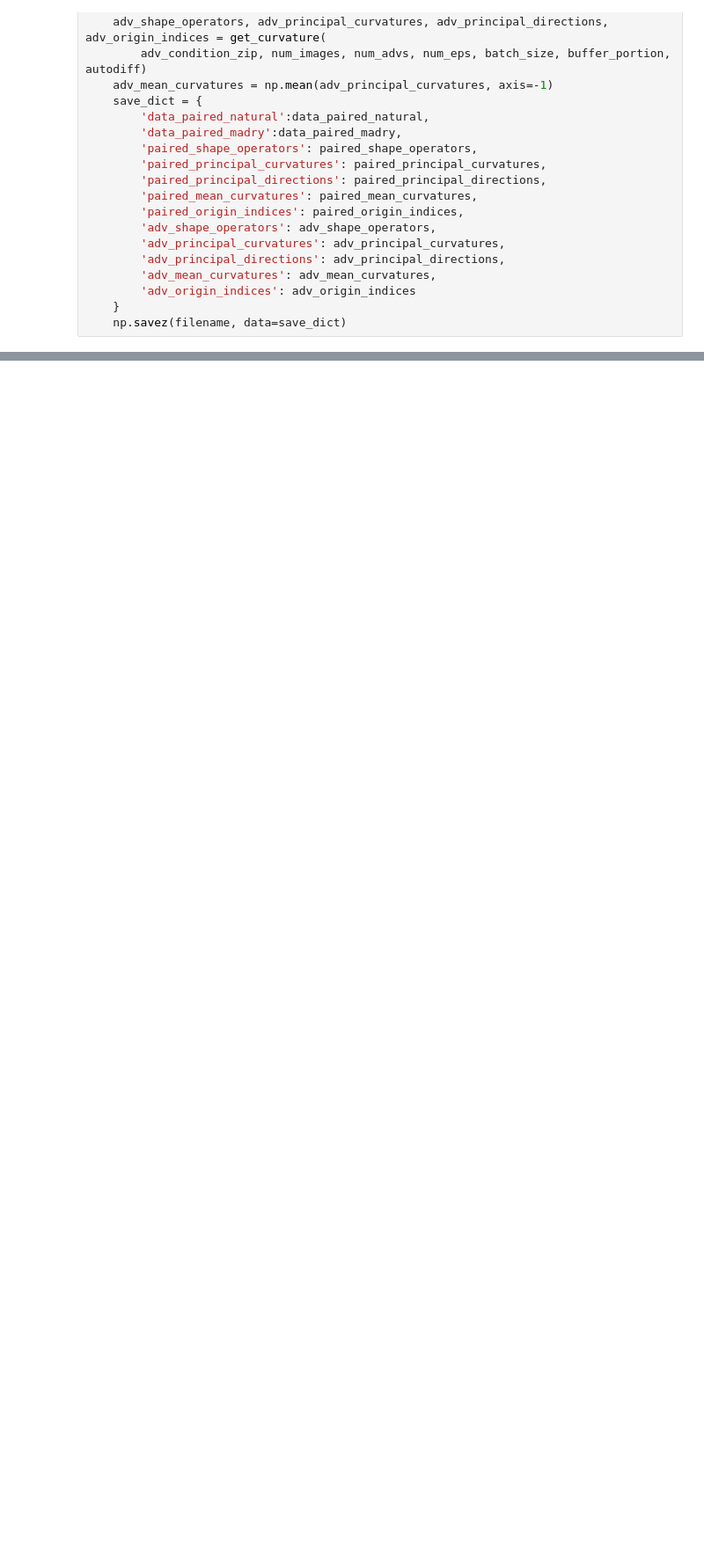
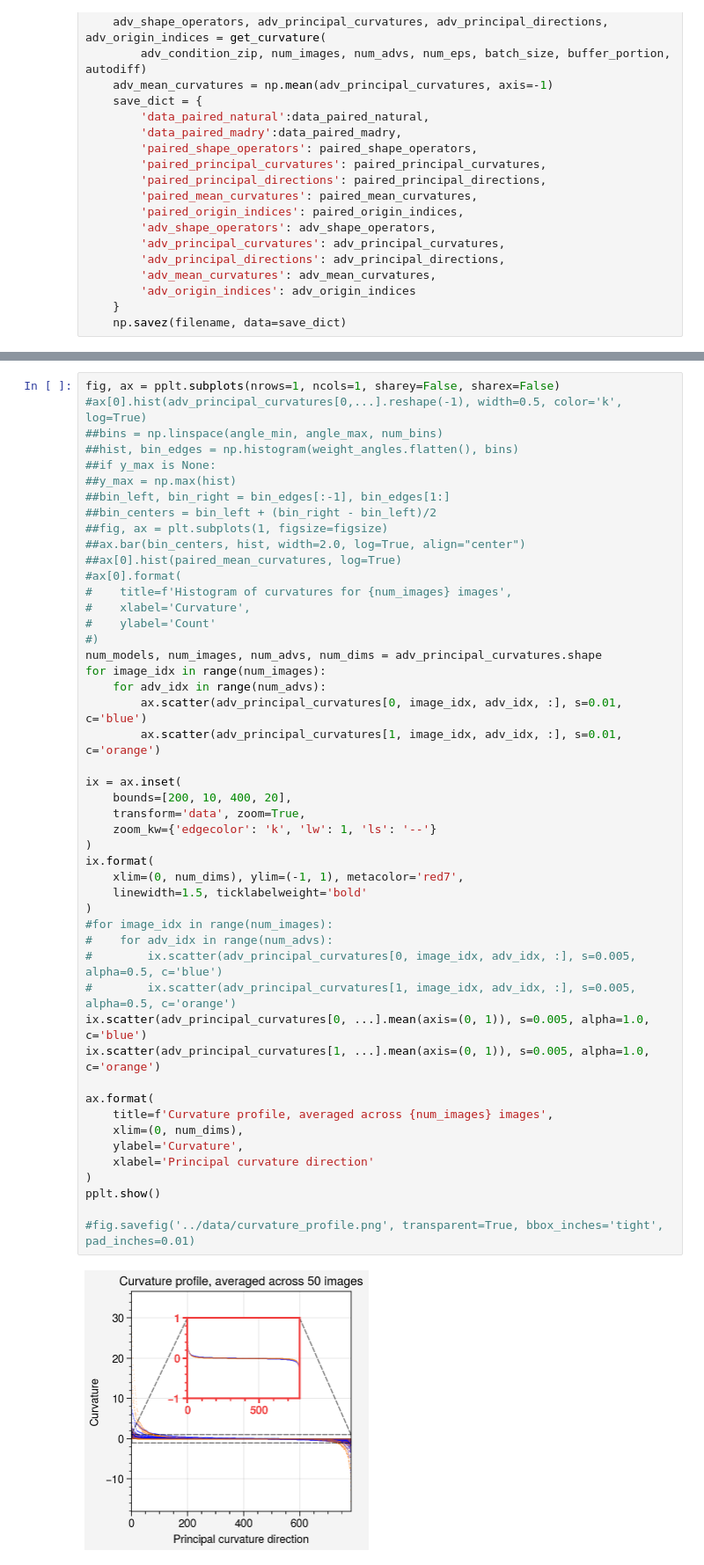
Before and after one commit to david-schu/TheGeometryOfAdversarialSubspaces, a Jupyter notebook: Curvature/subspace_curvature.ipynb, the cells around one changed output, grey strips where cells are left out. Shown: that part at 88% size. Saved outputs shown, nothing was run; the diff lists cells and outputs as text; blank space fills up the shorter version.

```diff
--- a/Curvature/subspace_curvature.ipynb
+++ b/Curvature/subspace_curvature.ipynb
@@ -446,3 +466,53 @@ plt.show()
+# %%
+fig, ax = pplt.subplots(nrows=1, ncols=1, sharey=False, sharex=False)
+#ax[0].hist(adv_principal_curvatures[0,...].reshape(-1), width=0.5, color='k', log=True)
+##bins = np.linspace(angle_min, angle_max, num_bins)
+##hist, bin_edges = np.histogram(weight_angles.flatten(), bins)
+##if y_max is None:
+##y_max = np.max(hist)
+##bin_left, bin_right = bin_edges[:-1], bin_edges[1:]
+##bin_centers = bin_left + (bin_right - bin_left)/2
+##fig, ax = plt.subplots(1, figsize=figsize)
+##ax.bar(bin_centers, hist, width=2.0, log=True, align="center")
+##ax[0].hist(paired_mean_curvatures, log=True)
+#ax[0].format(
+#    title=f'Histogram of curvatures for {num_images} images',
+#    xlabel='Curvature',
+#    ylabel='Count'
+#)
+num_models, num_images, num_advs, num_dims = adv_principal_curvatures.shape
+for image_idx in range(num_images):
+    for adv_idx in range(num_advs):
+        ax.scatter(adv_principal_curvatures[0, image_idx, adv_idx, :], s=0.01, c='blue')
+        ax.scatter(adv_principal_curvatures[1, image_idx, adv_idx, :], s=0.01, c='orange')
+
+ix = ax.inset(
+    bounds=[200, 10, 400, 20],
+    transform='data', zoom=True,
+    zoom_kw={'edgecolor': 'k', 'lw': 1, 'ls': '--'}
+)
+ix.format(
+    xlim=(0, num_dims), ylim=(-1, 1), metacolor='red7',
+    linewidth=1.5, ticklabelweight='bold'
+)
+#for image_idx in range(num_images):
+#    for adv_idx in range(num_advs):
+#        ix.scatter(adv_principal_curvatures[0, image_idx, adv_idx, :], s=0.005, alpha=0.5, c='blue')
+#        ix.scatter(adv_principal_curvatures[1, image_idx, adv_idx, :], s=0.005, alpha=0.5, c='orange')
+ix.scatter(adv_principal_curvatures[0, ...].mean(axis=(0, 1)), s=0.005, alpha=1.0, c='blue')
+ix.scatter(adv_principal_curvatures[1, ...].mean(axis=(0, 1)), s=0.005, alpha=1.0, c='orange')
+
+ax.format(
+    title=f'Curvature profile, averaged across {num_images} images',
+    xlim=(0, num_dims),
+    ylabel='Curvature',
+    xlabel='Principal curvature direction'
+)
+pplt.show()
+
+#fig.savefig('../data/curvature_profile.png', transparent=True, bbox_inches='tight', pad_inches=0.01)
+# %% [output]
+[figure, added]
 # %%
 # TODO:
 # y & x axis should be the same scale
```
Also changed, not shown: parts of 9 cells of this notebook, 2 other files.
